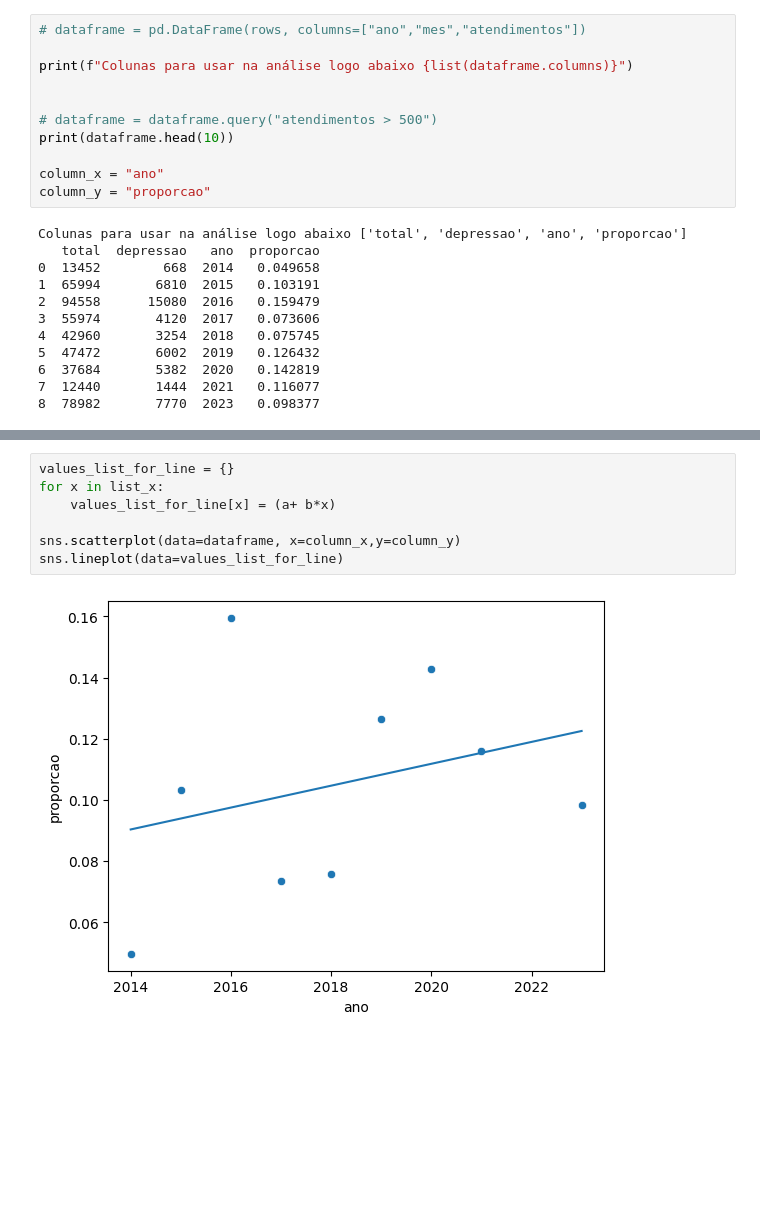
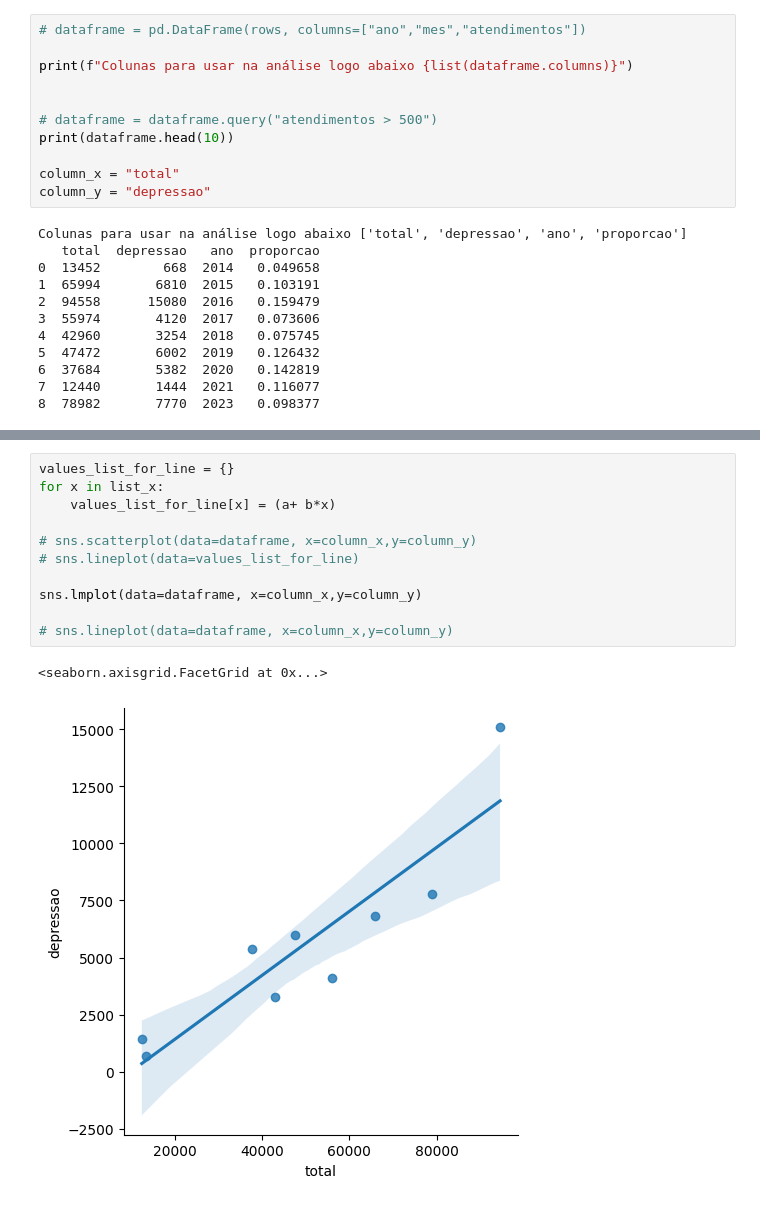
Before and after one commit to YuzuruTK/datasus_pi, a Jupyter notebook: data_analysis/regressao_linear_simples.ipynb, the cells around one changed output, grey strips where cells are left out. Saved outputs shown, nothing was run; the diff lists cells and outputs as text; blank space fills up the shorter version.

```diff
--- a/data_analysis/regressao_linear_simples.ipynb
+++ b/data_analysis/regressao_linear_simples.ipynb
@@ -27,8 +27,8 @@ print(f"Colunas para usar na análise logo abaixo {list(dataframe.columns)}")
 # dataframe = dataframe.query("atendimentos > 500")
 print(dataframe.head(10))
 
-column_x = "ano"
-column_y = "proporcao"
+column_x = "total"
+column_y = "depressao"
 # %% [output]
 Colunas para usar na análise logo abaixo ['total', 'depressao', 'ano', 'proporcao']
    total  depressao   ano  proporcao
@@ -124,9 +124,14 @@ e ela representa o conjunto de dados em 8.87%
 # %%
 values_list_for_line = {}
 for x in list_x:
     values_list_for_line[x] = (a+ b*x)
 
-sns.scatterplot(data=dataframe, x=column_x,y=column_y)
-sns.lineplot(data=values_list_for_line)
+# sns.scatterplot(data=dataframe, x=column_x,y=column_y)
+# sns.lineplot(data=values_list_for_line)
+
+sns.lmplot(data=dataframe, x=column_x,y=column_y)
+
+# sns.lineplot(data=dataframe, x=column_x,y=column_y)
 # %% [output]
+<seaborn.axisgrid.FacetGrid at 0x...>
-[figure, old version]
+[figure, new version]
```
Also changed, not shown: parts of 2 cells of this notebook.
